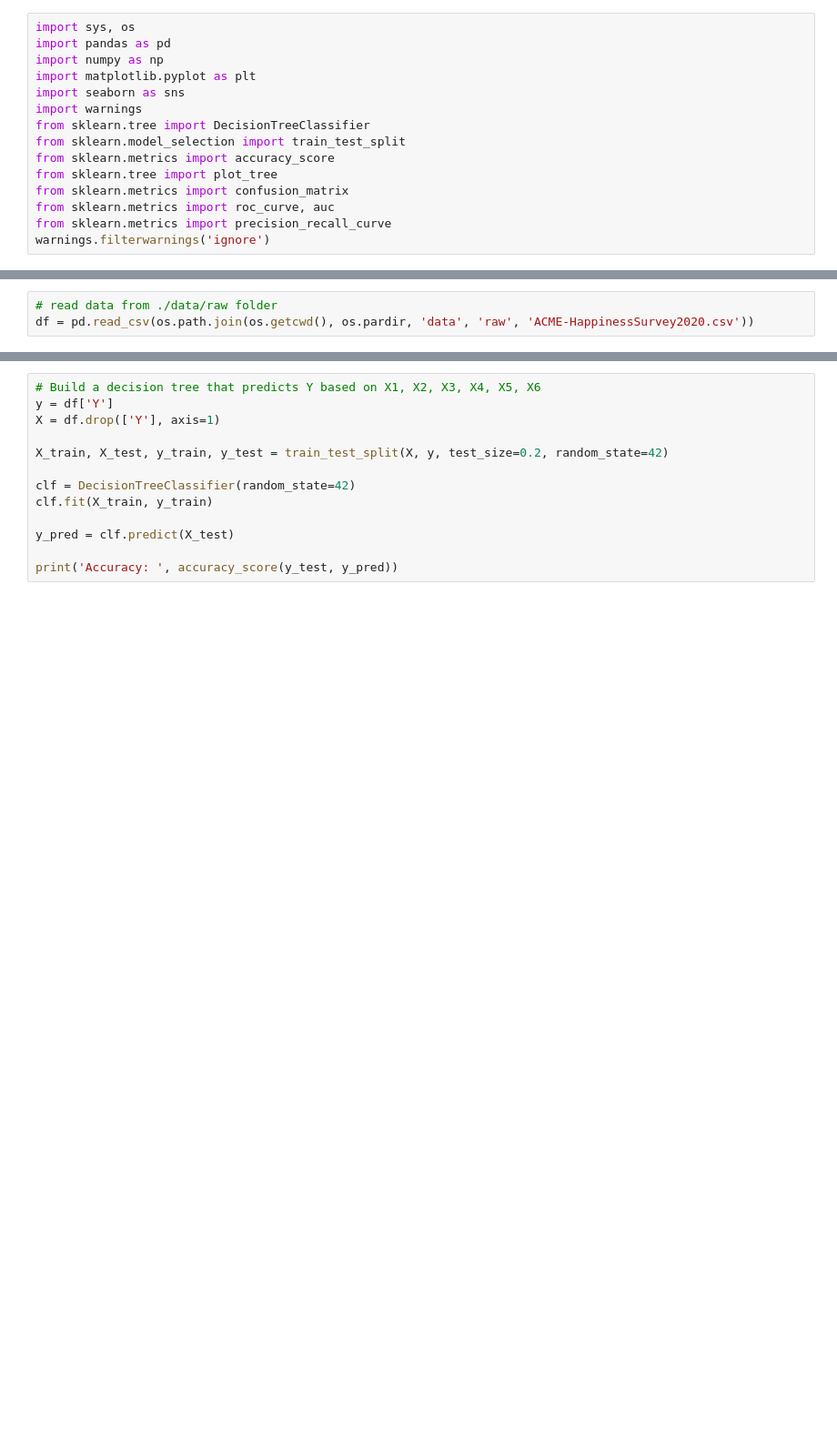
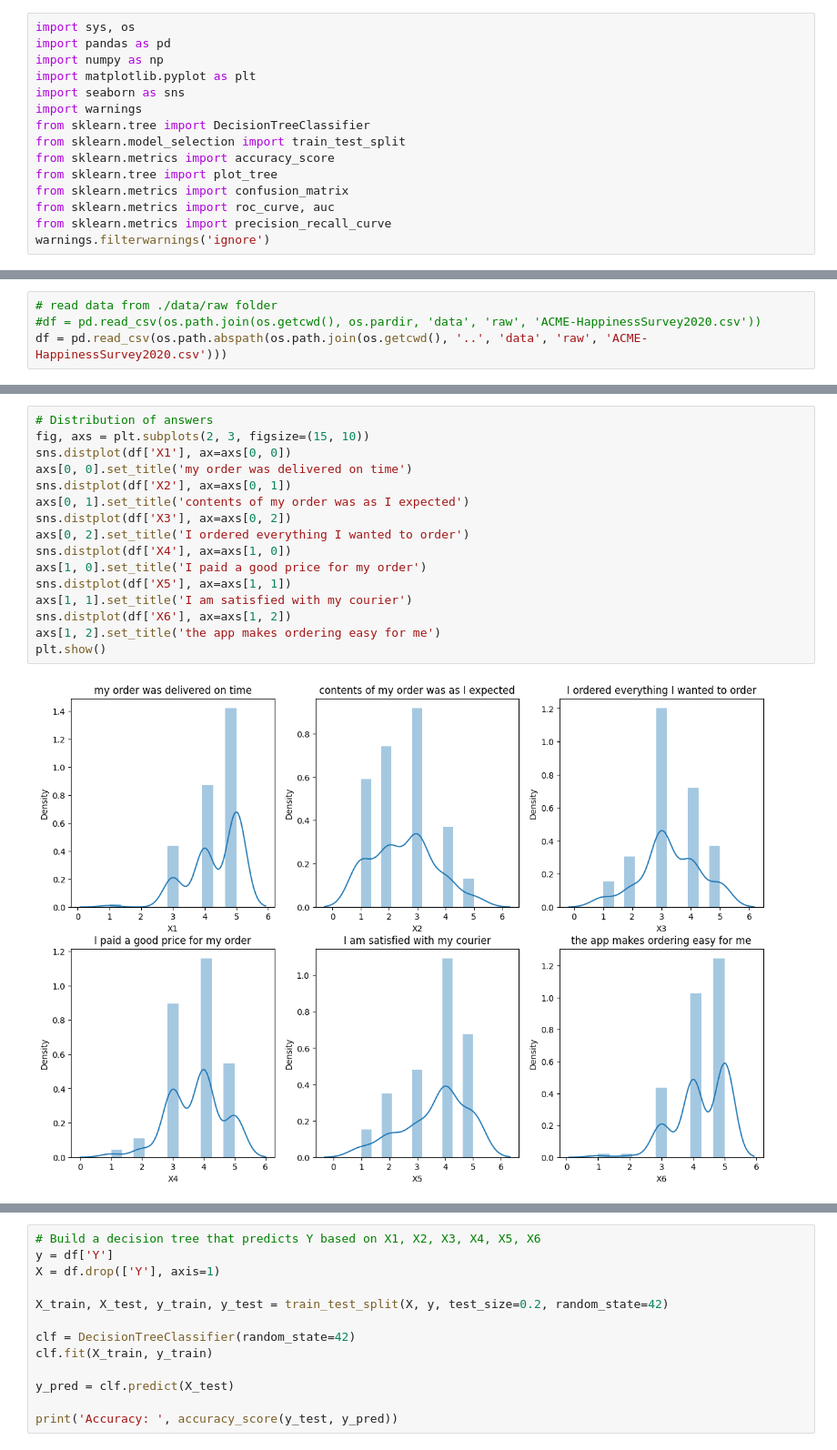
Before and after one commit to lfunderburk/paG4alzLemjWh6Sq, a Jupyter notebook: notebooks/exploration.ipynb, the cells around one changed output, grey strips where cells are left out. Shown: that part at 91% size. Saved outputs shown, nothing was run; the diff lists cells and outputs as text; blank space fills up the shorter version.

```diff
--- a/notebooks/exploration.ipynb
+++ b/notebooks/exploration.ipynb
@@ -16,3 +121,4 @@ warnings.filterwarnings('ignore')
 # %%
 # read data from ./data/raw folder
-df = pd.read_csv(os.path.join(os.getcwd(), os.pardir, 'data', 'raw', 'ACME-HappinessSurvey2020.csv'))
+#df = pd.read_csv(os.path.join(os.getcwd(), os.pardir, 'data', 'raw', 'ACME-HappinessSurvey2020.csv'))
+df = pd.read_csv(os.path.abspath(os.path.join(os.getcwd(), '..', 'data', 'raw', 'ACME-HappinessSurvey2020.csv')))
@@ -18,0 +142,18 @@ df = pd.read_csv(os.path.join(os.getcwd(), os.pardir, 'data', 'raw', 'ACME-Happi
+# %%
+# Distribution of answers
+fig, axs = plt.subplots(2, 3, figsize=(15, 10))
+sns.distplot(df['X1'], ax=axs[0, 0])
+axs[0, 0].set_title('my order was delivered on time')
+sns.distplot(df['X2'], ax=axs[0, 1])
+axs[0, 1].set_title('contents of my order was as I expected')
+sns.distplot(df['X3'], ax=axs[0, 2])
+axs[0, 2].set_title('I ordered everything I wanted to order')
+sns.distplot(df['X4'], ax=axs[1, 0])
+axs[1, 0].set_title('I paid a good price for my order')
+sns.distplot(df['X5'], ax=axs[1, 1])
+axs[1, 1].set_title('I am satisfied with my courier')
+sns.distplot(df['X6'], ax=axs[1, 2])
+axs[1, 2].set_title('the app makes ordering easy for me')
+plt.show()
+# %% [output]
+[figure, added]
```
Also changed, not shown: parts of 24 cells of this notebook.
